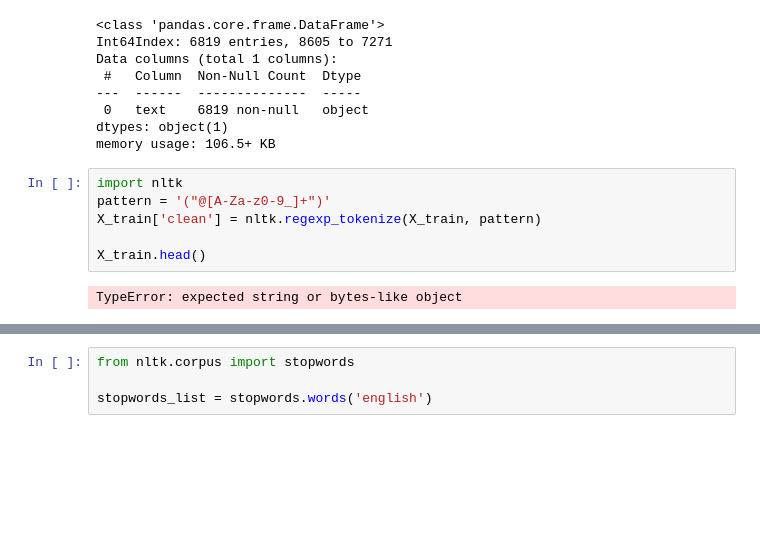
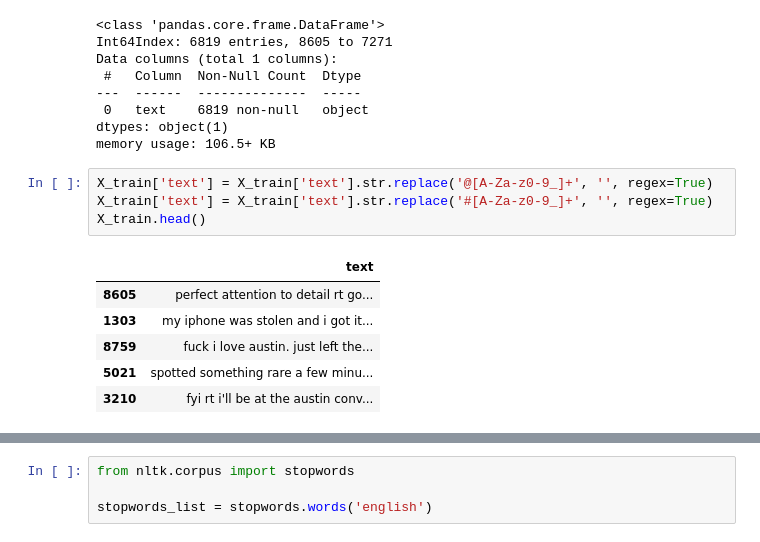
Before and after one commit to VolhaP87/Twitter_Sentiment_Analysis, a Jupyter notebook: Untitled.ipynb, the cells around one changed output, grey strips where cells are left out. Cells and saved outputs as stored; diff of their text form; blank space fills up the shorter version.

```diff
--- a/Untitled.ipynb
+++ b/Untitled.ipynb
@@ -209,14 +209,17 @@ Data columns (total 1 columns):
  0   text    6819 non-null   object
 dtypes: object(1)
 memory usage: 106.5+ KB
-# %%
-import nltk
-pattern = '("@[A-Za-z0-9_]+")'
-X_train['clean'] = nltk.regexp_tokenize(X_train, pattern)
-
-X_train.head()
-# %% [output]
-TypeError: expected string or bytes-like object
+# %%
+X_train['text'] = X_train['text'].str.replace('@[A-Za-z0-9_]+', '', regex=True)
+X_train['text'] = X_train['text'].str.replace('#[A-Za-z0-9_]+', '', regex=True)
+X_train.head()
+# %% [output]
+|  | text |
+| 8605 | perfect attention to detail rt go... |
+| 1303 | my iphone was stolen and i got it... |
+| 8759 | fuck i love austin. just left the... |
+| 5021 | spotted something rare a few minu... |
+| 3210 | fyi rt i'll be at the austin conv... |
 # %%
 # Tokenization
 import nltk
```
Also changed, not shown: parts of 4 cells of this notebook.
